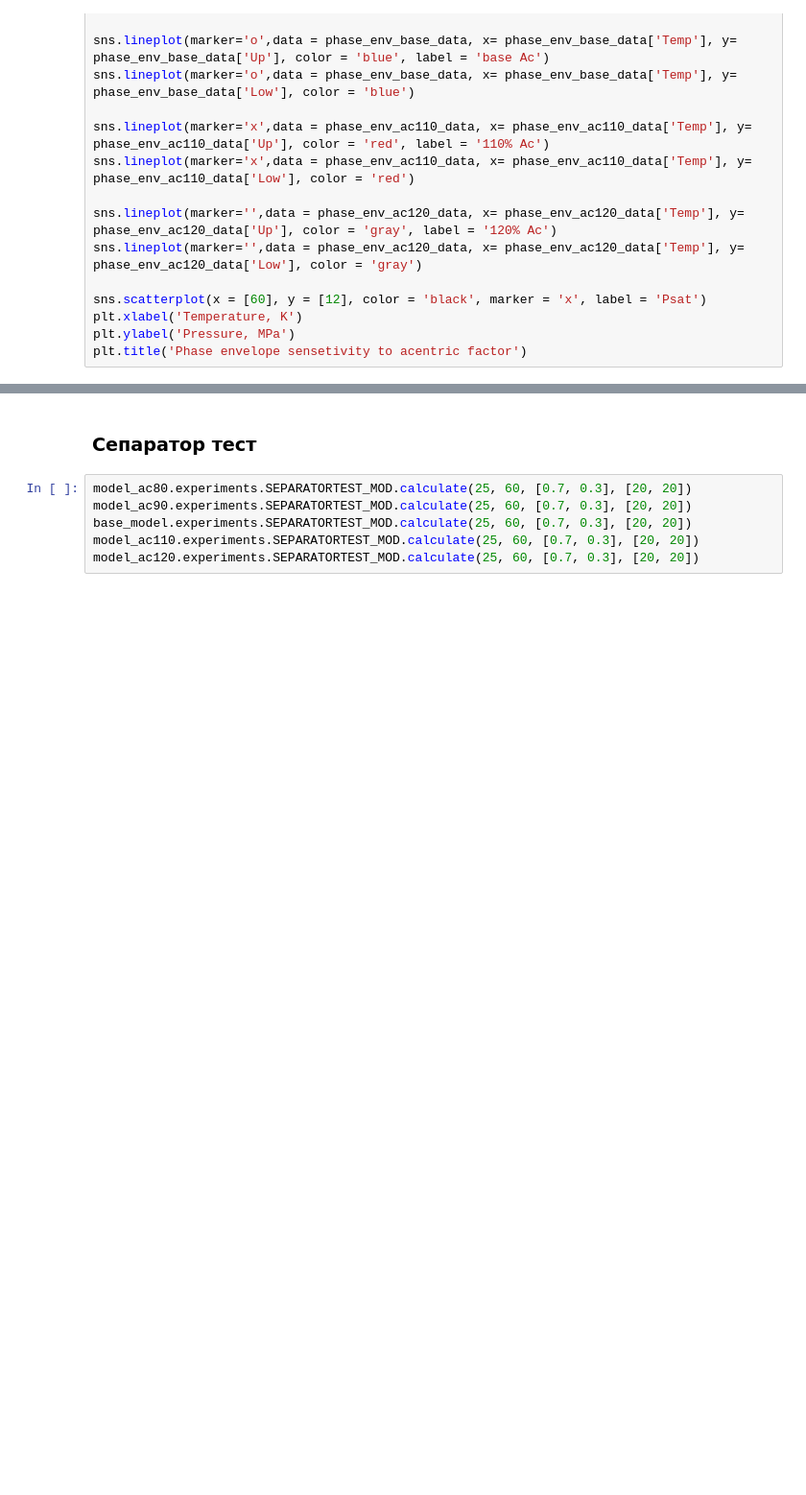
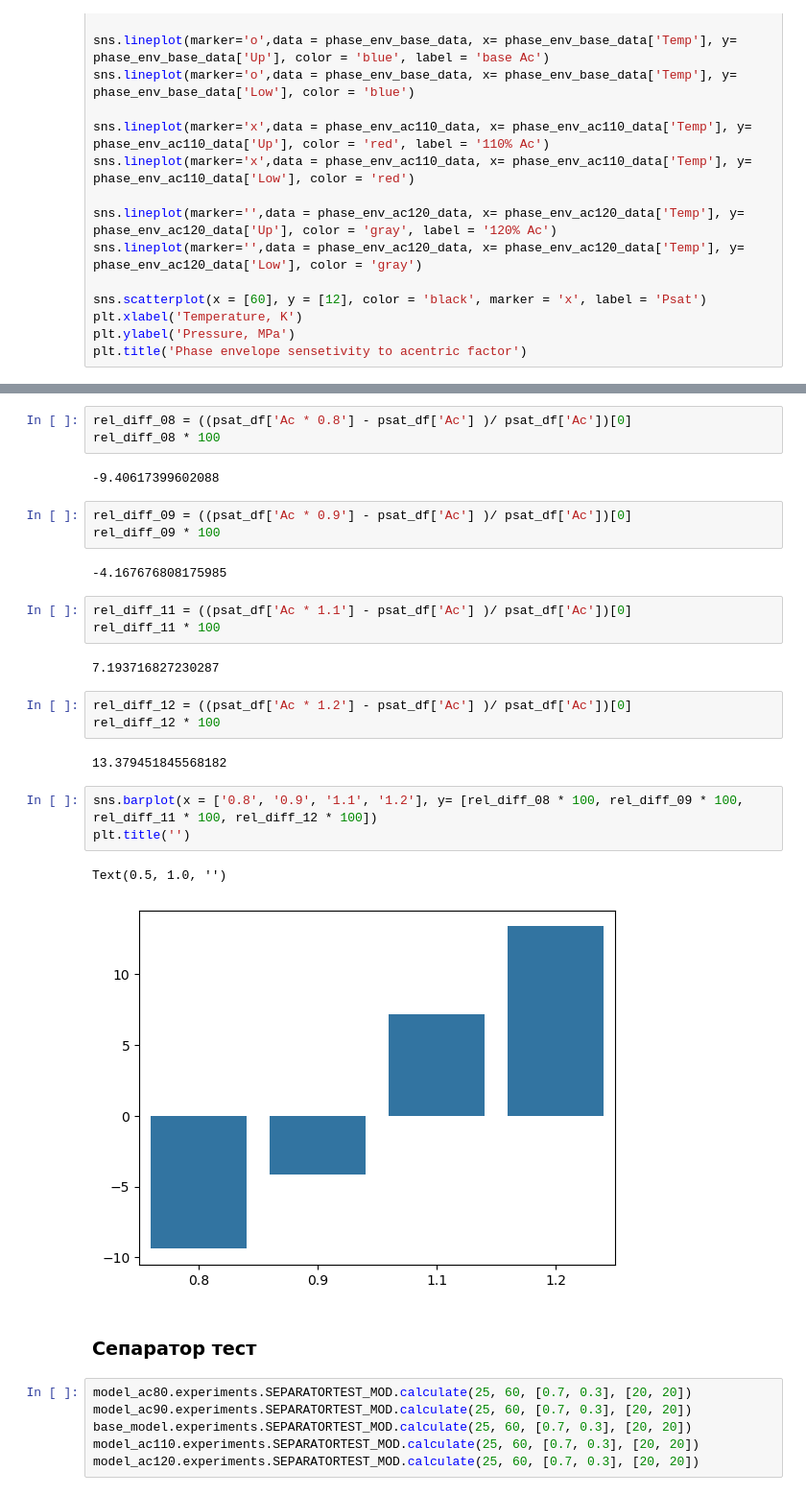
Before and after one commit to SidorenkoDD/BlackBoxFluid, a Jupyter notebook: code/notebook diss.ipynb, the cells around one changed output, grey strips where cells are left out. Shown at 96% size. Cells and saved outputs as stored; diff of their text form; blank space fills up the shorter version.

```diff
--- a/code/notebook diss.ipynb
+++ b/code/notebook diss.ipynb
@@ -2393,3 +3113,29 @@ plt.title('Phase envelope sensetivity to acentric factor')
+# %%
+rel_diff_08 = ((psat_df['Ac * 0.8'] - psat_df['Ac'] )/ psat_df['Ac'])[0]
+rel_diff_08 * 100
+# %% [output]
+-9.40617399602088
+# %%
+rel_diff_09 = ((psat_df['Ac * 0.9'] - psat_df['Ac'] )/ psat_df['Ac'])[0]
+rel_diff_09 * 100
+# %% [output]
+-4.167676808175985
+# %%
+rel_diff_11 = ((psat_df['Ac * 1.1'] - psat_df['Ac'] )/ psat_df['Ac'])[0]
+rel_diff_11 * 100
+# %% [output]
+7.193716827230287
+# %%
+rel_diff_12 = ((psat_df['Ac * 1.2'] - psat_df['Ac'] )/ psat_df['Ac'])[0]
+rel_diff_12 * 100
+# %% [output]
+13.379451845568182
+# %%
+sns.barplot(x = ['0.8', '0.9', '1.1', '1.2'], y= [rel_diff_08 * 100, rel_diff_09 * 100, rel_diff_11 * 100, rel_diff_12 * 100])
+plt.title('')
+# %% [output]
+Text(0.5, 1.0, '')
+[figure, added]
 # %% [markdown]
 ### Сепаратор тест
 # %%
```
Also changed, not shown: parts of 81 cells of this notebook, 1 other file.
